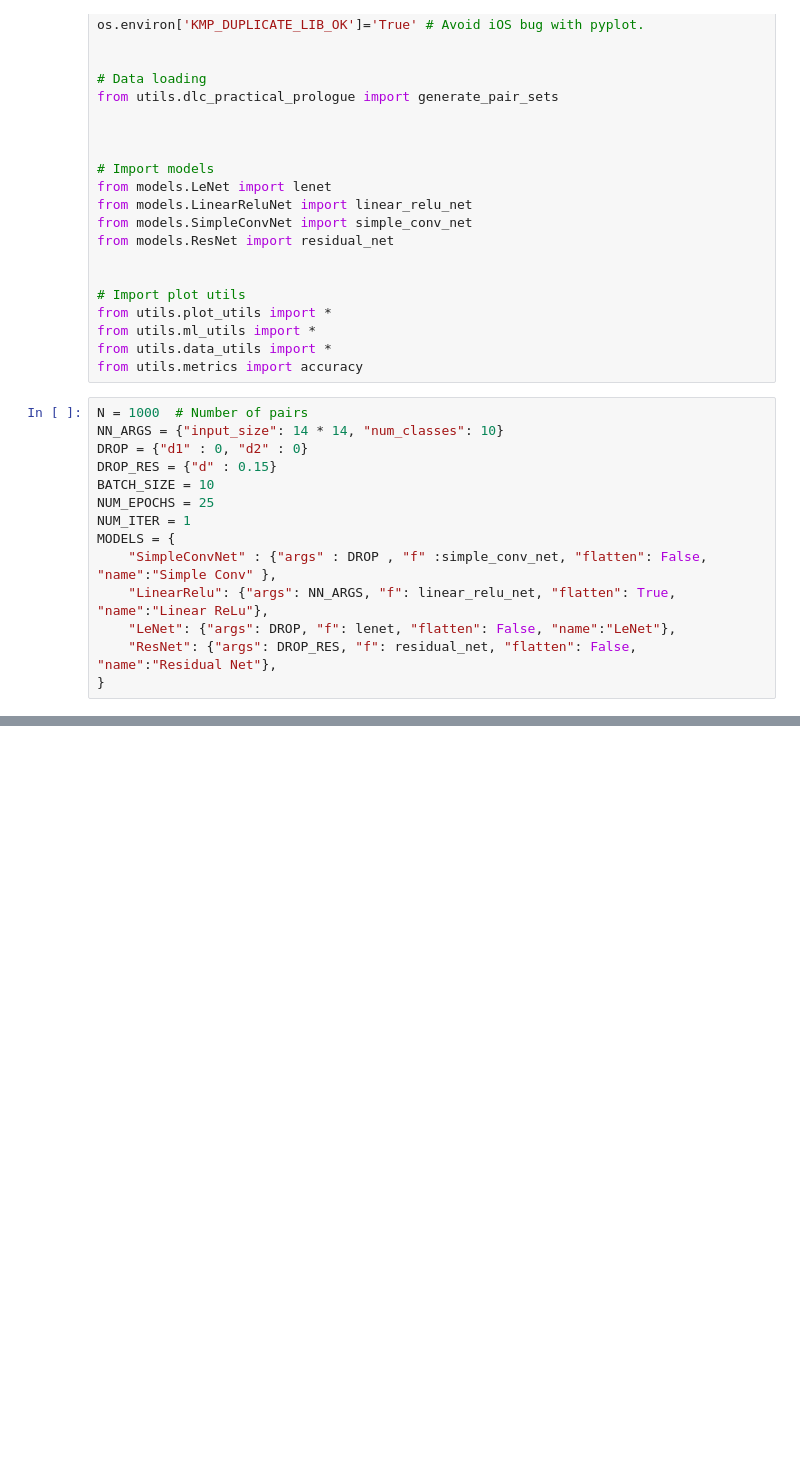
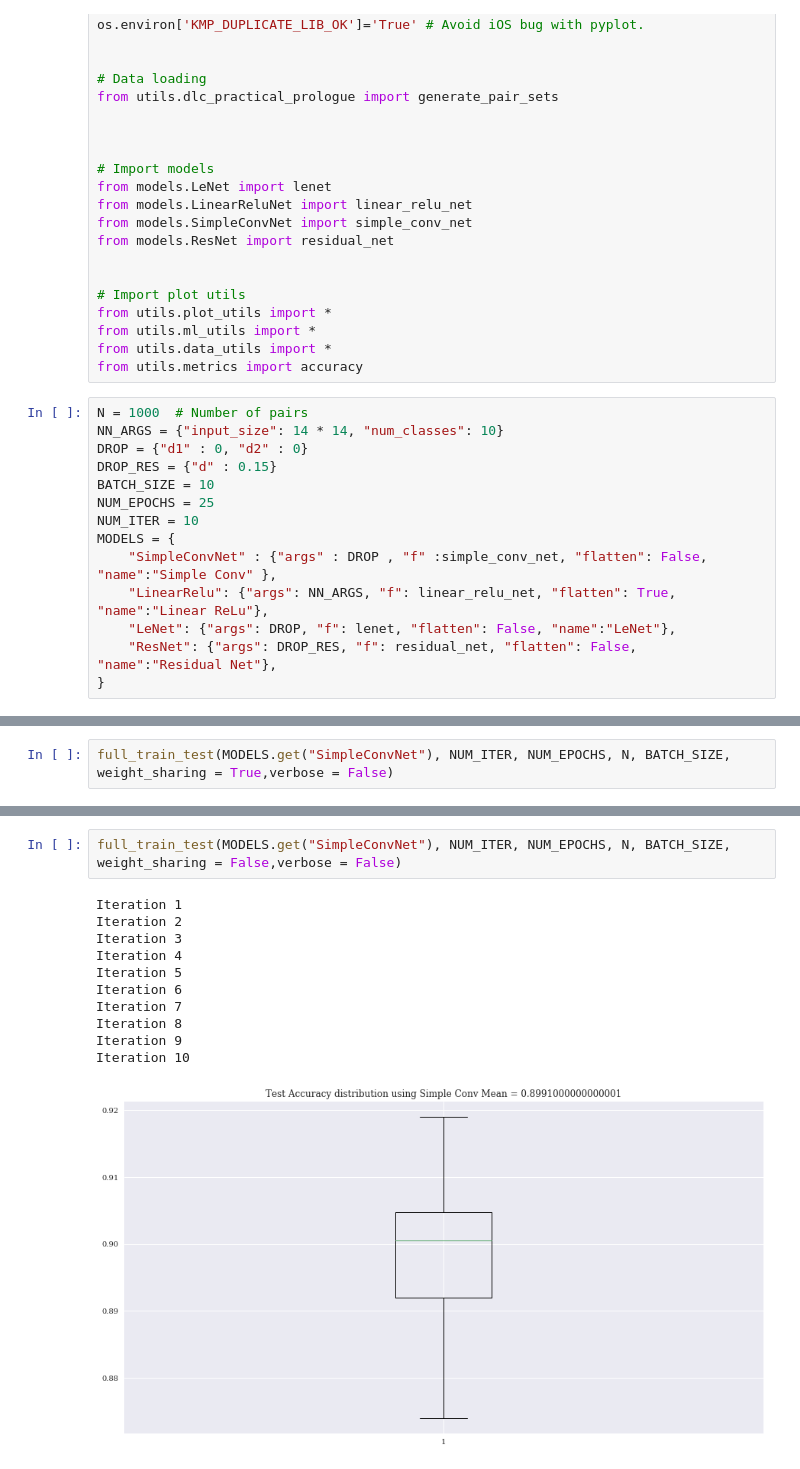
Before and after one commit to rlaraki/Digit_Comparison_MNIST, a Jupyter notebook: mini_project_1/src/test.ipynb, the cells around one changed output, grey strips where cells are left out. Cells and saved outputs as stored; diff of their text form; blank space fills up the shorter version.

Commit message:
weight sharing in test.ipynb

```diff
--- a/mini_project_1/src/test.ipynb
+++ b/mini_project_1/src/test.ipynb
@@ -38,7 +38,7 @@ DROP = {"d1" : 0, "d2" : 0}
 DROP_RES = {"d" : 0.15}
 BATCH_SIZE = 10
 NUM_EPOCHS = 25
-NUM_ITER = 1
+NUM_ITER = 10
 MODELS = {
     "SimpleConvNet" : {"args" : DROP , "f" :simple_conv_net, "flatten": False, "name":"Simple Conv" },
     "LinearRelu": {"args": NN_ARGS, "f": linear_relu_net, "flatten": True, "name":"Linear ReLu"},
@@ -100,0 +127,2 @@ def full_train_test(model_info, num_iter, num_epochs, data_size, batch_size, ver
+# %%
+full_train_test(MODELS.get("SimpleConvNet"), NUM_ITER, NUM_EPOCHS, N, BATCH_SIZE, weight_sharing = True,verbose = False)
@@ -100,0 +142,14 @@ def full_train_test(model_info, num_iter, num_epochs, data_size, batch_size, ver
+# %%
+full_train_test(MODELS.get("SimpleConvNet"), NUM_ITER, NUM_EPOCHS, N, BATCH_SIZE, weight_sharing = False,verbose = False)
+# %% [output]
+Iteration 1
+Iteration 2
+Iteration 3
+Iteration 4
+Iteration 5
+Iteration 6
+Iteration 7
+Iteration 8
+Iteration 9
+Iteration 10
+[figure, added]
```
Also changed, not shown: parts of 8 cells of this notebook, 5 other files.
